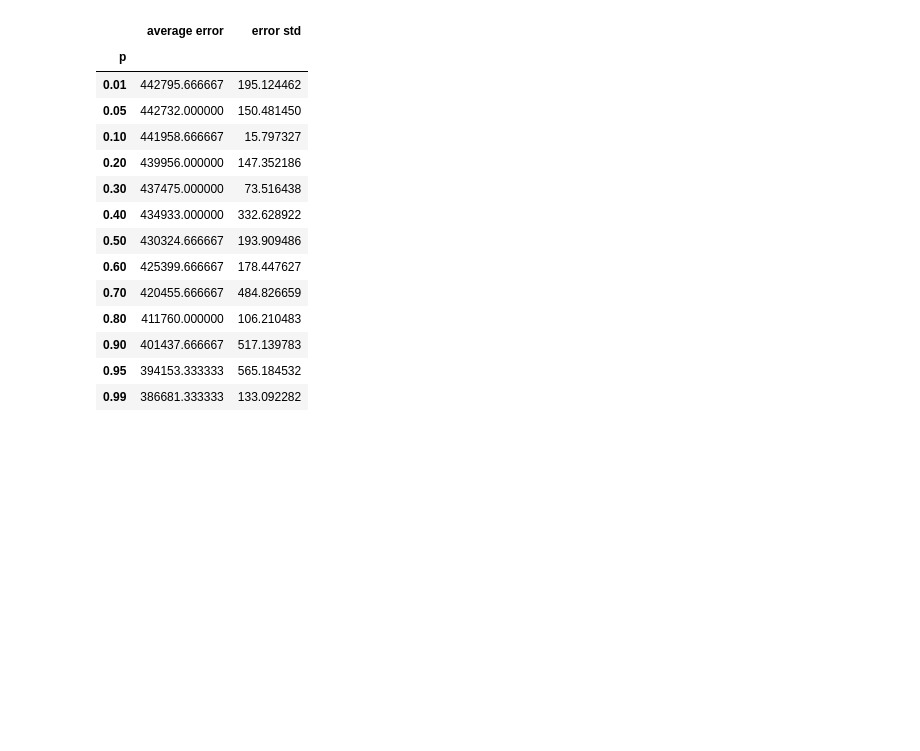
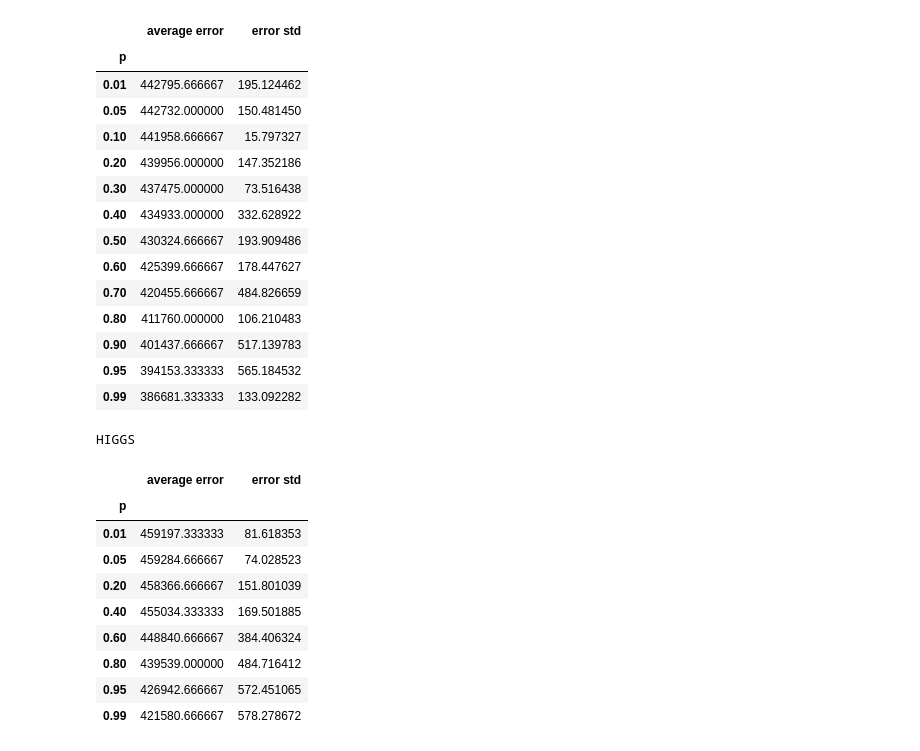
Before and after one commit to AntonValk/Online-Learning, a Jupyter notebook: Code/plot_results.ipynb, the cells around one changed output. Cells and saved outputs as stored; diff of their text form; code cells hidden in the pictures; blank space fills up the shorter version.

```diff
--- a/Code/plot_results.ipynb
+++ b/Code/plot_results.ipynb
@@ -977,0 +1172,13 @@ magic
+# %%
+print("logplus a8a")
+def show_results():
+    data = []
+    row = []
+    row = []
+    for seed in list(np.arange(20)):
+        row.append(pd.read_csv(
+        f'http://127.0.0.1:6006/data/plugin/scalars/scalars?tag=train%2Fcumulative_error_step&run=model%3Dmodel.OnlineDeltaU-backbone%3Dmodules.StackofExperts2-lr%3D0.01-width%3D250-layers%3D3-loss%3Dtorch.nn.CrossEntropyLoss-seed%3D{seed}&format=csv'
+        )['Value'].iloc[-1])
+    row = np.array(row)
+    return row.mean(), row.std(), row
+show_results()
@@ -977,0 +1192,13 @@ magic
+# %%
+print("sum a8a")
+def show_results():
+    data = []
+    row = []
+    row = []
+    for seed in list(np.arange(20)):
+        row.append(pd.read_csv(
+        f'http://127.0.0.1:6006/data/plugin/scalars/scalars?tag=train%2Fcumulative_error_step&run=model%3Dmodel.OnlineDelta-backbone%3Dmodules.StackofExperts-lr%3D0.01-width%3D250-layers%3D3-loss%3Dtorch.nn.CrossEntropyLoss-seed%3D{seed}&format=csv'
+        )['Value'].iloc[-1])
+    row = np.array(row)
+    return row.mean(), row.std(), row
+show_results()
@@ -1065,0 +1302,29 @@ HIGGS
+# %%
+print("HIGGS")
+def show_results():
+    vals = [0.01, 0.05, 0.2, 0.4, 0.6, 0.8, 0.95, 0.99]
+    data = []
+    row = []
+    for p_val in vals:
+        row = []
+        for seed in [0, 1, 2]:
+            row.append(pd.read_csv(
+                f'http://127.0.0.1:6006/data/plugin/scalars/scalars?tag=train%2Fcumulative_error_step&run=model%3Dmodel.OnlineDelta-backbone%3Dmodules.StackofExperts-lr%3D0.05-width%3D250-layers%3D3-loss%3Dtorch.nn.CrossEntropyLoss-seed%3D{seed}-p{p_val}&format=csv'
+            )['Value'].iloc[-1])
+        data.append([p_val, np.array(row).mean(), np.array(row).std()])
+    results = pd.DataFrame(data, columns=["p", "average error", "error std"])
+    results = results.set_index("p")
+    return results
+show_results()
+# %% [output]
+HIGGS
+|  | average error | error std |
+| p |  |  |
+| 0.01 | 459197.333333 | 81.618353 |
+| 0.05 | 459284.666667 | 74.028523 |
+| 0.20 | 458366.666667 | 151.801039 |
+| 0.40 | 455034.333333 | 169.501885 |
+| 0.60 | 448840.666667 | 384.406324 |
+| 0.80 | 439539.000000 | 484.716412 |
+| 0.95 | 426942.666667 | 572.451065 |
+| 0.99 | 421580.666667 | 578.278672 |
```
Also changed, not shown: parts of 15 cells of this notebook, 7 other files.
